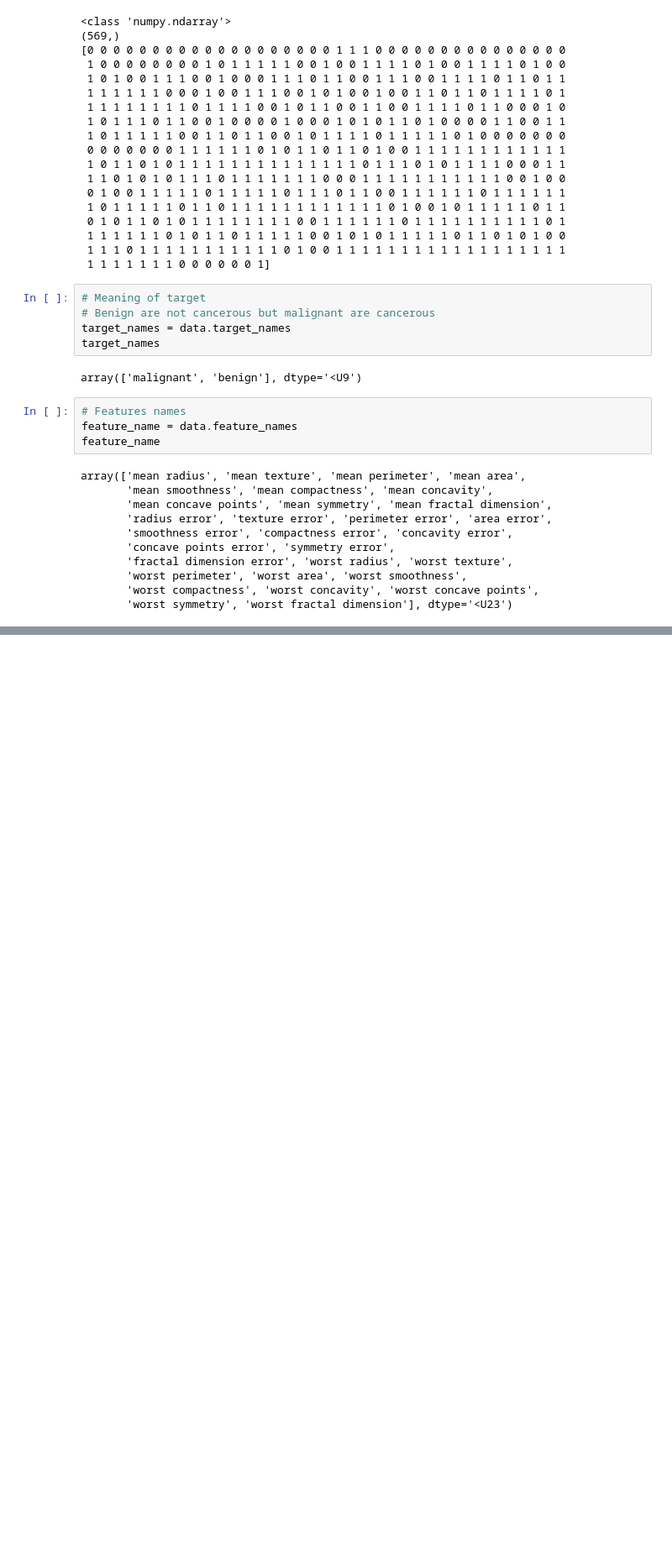
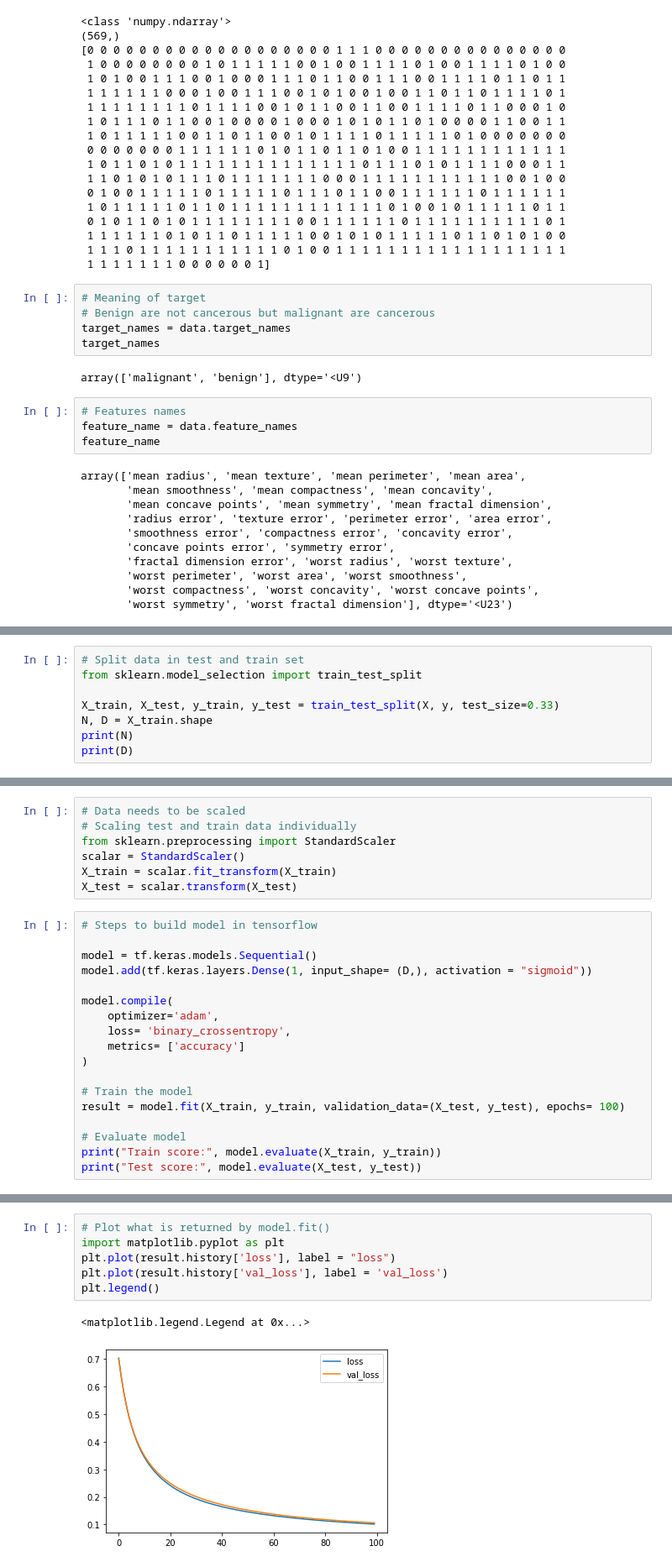
Before and after one commit to Berengarius13/Notebook, a Jupyter notebook: Linear_Classification.ipynb, the cells around one changed output, grey strips where cells are left out. Shown at 84% size. Saved outputs shown, nothing was run; the diff lists cells and outputs as text; blank space fills up the shorter version.

```diff
--- a/Linear_Classification.ipynb
+++ b/Linear_Classification.ipynb
@@ -90,0 +89,8 @@ array(['mean radius', 'mean texture', 'mean perimeter', 'mean area',
+# %%
+# Split data in test and train set
+from sklearn.model_selection import train_test_split
+
+X_train, X_test, y_train, y_test = train_test_split(X, y, test_size=0.33)
+N, D = X_train.shape
+print(N)
+print(D)
@@ -90,0 +100,25 @@ array(['mean radius', 'mean texture', 'mean perimeter', 'mean area',
+# %%
+# Data needs to be scaled
+# Scaling test and train data individually
+from sklearn.preprocessing import StandardScaler
+scalar = StandardScaler()
+X_train = scalar.fit_transform(X_train)
+X_test = scalar.transform(X_test)
+# %%
+# Steps to build model in tensorflow
+
+model = tf.keras.models.Sequential()
+model.add(tf.keras.layers.Dense(1, input_shape= (D,), activation = "sigmoid"))
+
+model.compile(
+    optimizer='adam',
+    loss= 'binary_crossentropy',
+    metrics= ['accuracy']
+)
+
+# Train the model
+result = model.fit(X_train, y_train, validation_data=(X_test, y_test), epochs= 100)
+
+# Evaluate model
+print("Train score:", model.evaluate(X_train, y_train))
+print("Test score:", model.evaluate(X_test, y_test))
@@ -90,0 +143,9 @@ array(['mean radius', 'mean texture', 'mean perimeter', 'mean area',
+# %%
+# Plot what is returned by model.fit()
+import matplotlib.pyplot as plt
+plt.plot(result.history['loss'], label = "loss")
+plt.plot(result.history['val_loss'], label = 'val_loss')
+plt.legend()
+# %% [output]
+<matplotlib.legend.Legend at 0x...>
+[figure, added]
```
Also changed, not shown: parts of 3 cells of this notebook.
